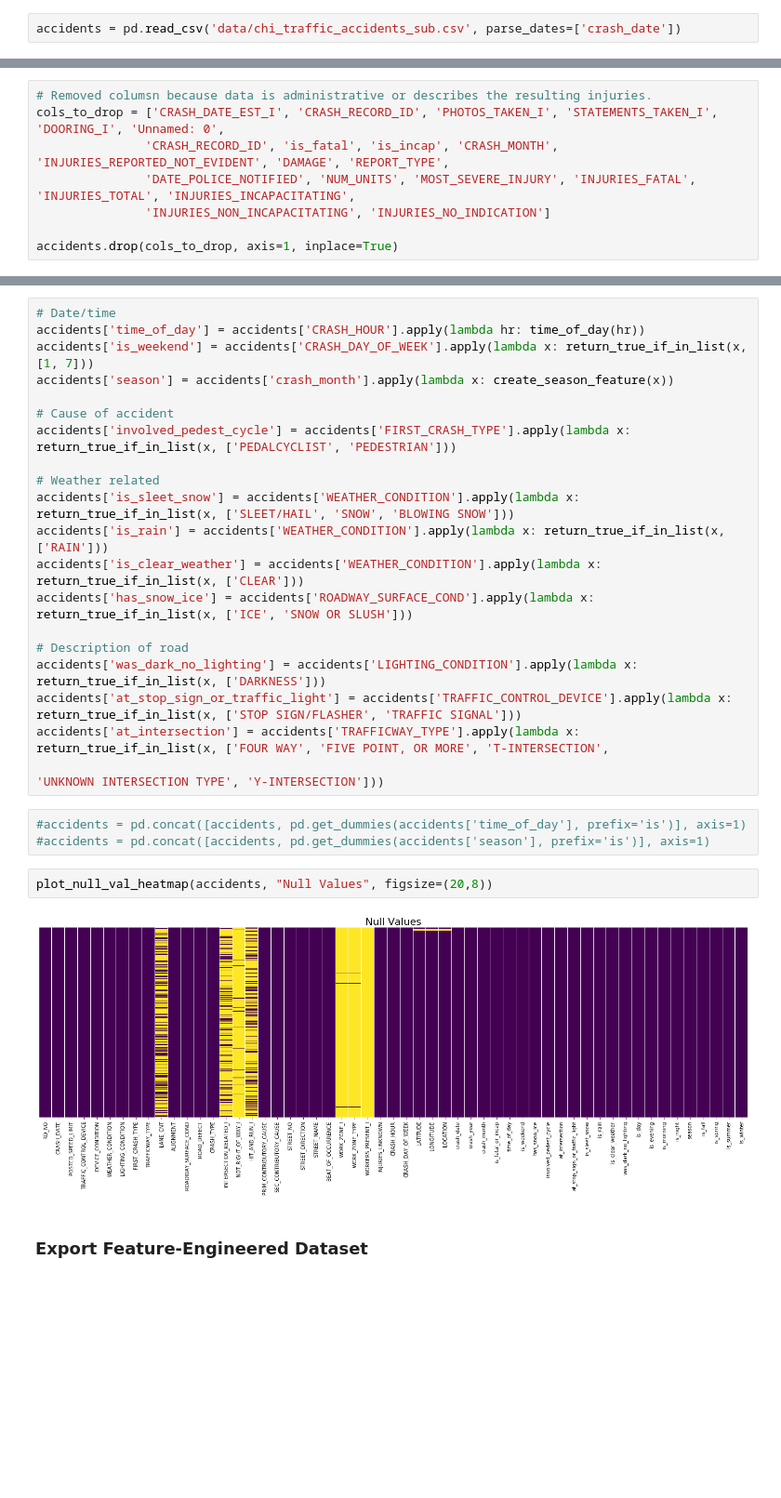
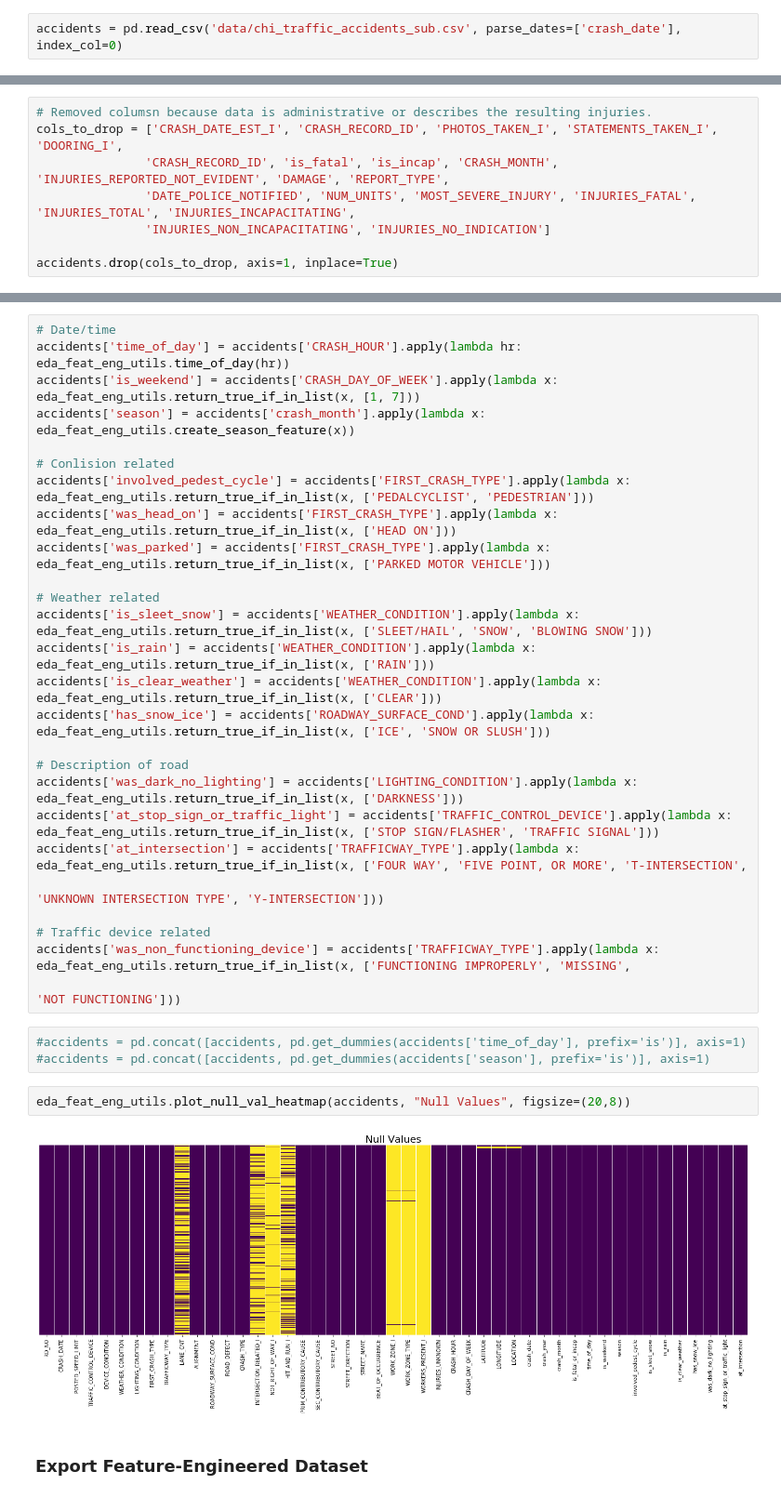
Before and after one commit to Morgan-Sell/chicago-traffic-safety, a Jupyter notebook: eda_feature_engineer.ipynb, the cells around one changed output, grey strips where cells are left out. Shown at 93% size. Drawn from its saved outputs; the diff is of its cells as text; blank space fills up the shorter version.

```diff
--- a/eda_feature_engineer.ipynb
+++ b/eda_feature_engineer.ipynb
@@ -28,7 +33,7 @@ from datetime import datetime
 # %% [markdown]
 ### Import Revised Dataset
 # %%
-accidents = pd.read_csv('data/chi_traffic_accidents_sub.csv', parse_dates=['crash_date'])
+accidents = pd.read_csv('data/chi_traffic_accidents_sub.csv', parse_dates=['crash_date'], index_col=0)
 # %%
 accidents.info()
 # %% [output]
@@ -156,7 +159,7 @@ accidents['is_incap'] = np.where(accidents['MOST_SEVERE_INJURY'] == 'INCAPACITAT
 accidents['is_fatal_or_incap'] = accidents['is_fatal'] + accidents['is_incap']
 # %%
 # Removed columsn because data is administrative or describes the resulting injuries.
-cols_to_drop = ['CRASH_DATE_EST_I', 'CRASH_RECORD_ID', 'PHOTOS_TAKEN_I', 'STATEMENTS_TAKEN_I', 'DOORING_I', 'Unnamed: 0',
+cols_to_drop = ['CRASH_DATE_EST_I', 'CRASH_RECORD_ID', 'PHOTOS_TAKEN_I', 'STATEMENTS_TAKEN_I', 'DOORING_I',
                'CRASH_RECORD_ID', 'is_fatal', 'is_incap', 'CRASH_MONTH', 'INJURIES_REPORTED_NOT_EVIDENT', 'DAMAGE', 'REPORT_TYPE',
                'DATE_POLICE_NOTIFIED', 'NUM_UNITS', 'MOST_SEVERE_INJURY', 'INJURIES_FATAL', 'INJURIES_TOTAL', 'INJURIES_INCAPACITATING',
                'INJURIES_NON_INCAPACITATING', 'INJURIES_NO_INDICATION']
@@ -165,30 +187,36 @@ accidents.drop(cols_to_drop, axis=1, inplace=True)
 # %%
 # Date/time
-accidents['time_of_day'] = accidents['CRASH_HOUR'].apply(lambda hr: time_of_day(hr))
-accidents['is_weekend'] = accidents['CRASH_DAY_OF_WEEK'].apply(lambda x: return_true_if_in_list(x, [1, 7]))
-accidents['season'] = accidents['crash_month'].apply(lambda x: create_season_feature(x))
+accidents['time_of_day'] = accidents['CRASH_HOUR'].apply(lambda hr: eda_feat_eng_utils.time_of_day(hr))
+accidents['is_weekend'] = accidents['CRASH_DAY_OF_WEEK'].apply(lambda x: eda_feat_eng_utils.return_true_if_in_list(x, [1, 7]))
+accidents['season'] = accidents['crash_month'].apply(lambda x: eda_feat_eng_utils.create_season_feature(x))
 
-# Cause of accident
-accidents['involved_pedest_cycle'] = accidents['FIRST_CRASH_TYPE'].apply(lambda x: return_true_if_in_list(x, ['PEDALCYCLIST', 'PEDESTRIAN']))
+# Conlision related
+accidents['involved_pedest_cycle'] = accidents['FIRST_CRASH_TYPE'].apply(lambda x: eda_feat_eng_utils.return_true_if_in_list(x, ['PEDALCYCLIST', 'PEDESTRIAN']))
+accidents['was_head_on'] = accidents['FIRST_CRASH_TYPE'].apply(lambda x: eda_feat_eng_utils.return_true_if_in_list(x, ['HEAD ON']))
+accidents['was_parked'] = accidents['FIRST_CRASH_TYPE'].apply(lambda x: eda_feat_eng_utils.return_true_if_in_list(x, ['PARKED MOTOR VEHICLE']))
 
 # Weather related
-accidents['is_sleet_snow'] = accidents['WEATHER_CONDITION'].apply(lambda x: return_true_if_in_list(x, ['SLEET/HAIL', 'SNOW', 'BLOWING SNOW']))
-accidents['is_rain'] = accidents['WEATHER_CONDITION'].apply(lambda x: return_true_if_in_list(x, ['RAIN']))
-accidents['is_clear_weather'] = accidents['WEATHER_CONDITION'].apply(lambda x: return_true_if_in_list(x, ['CLEAR']))
-accidents['has_snow_ice'] = accidents['ROADWAY_SURFACE_COND'].apply(lambda x: return_true_if_in_list(x, ['ICE', 'SNOW OR SLUSH']))
+accidents['is_sleet_snow'] = accidents['WEATHER_CONDITION'].apply(lambda x: eda_feat_eng_utils.return_true_if_in_list(x, ['SLEET/HAIL', 'SNOW', 'BLOWING SNOW']))
+accidents['is_rain'] = accidents['WEATHER_CONDITION'].apply(lambda x: eda_feat_eng_utils.return_true_if_in_list(x, ['RAIN']))
+accidents['is_clear_weather'] = accidents['WEATHER_CONDITION'].apply(lambda x: eda_feat_eng_utils.return_true_if_in_list(x, ['CLEAR']))
+accidents['has_snow_ice'] = accidents['ROADWAY_SURFACE_COND'].apply(lambda x: eda_feat_eng_utils.return_true_if_in_list(x, ['ICE', 'SNOW OR SLUSH']))
 
 # Description of road
-accidents['was_dark_no_lighting'] = accidents['LIGHTING_CONDITION'].apply(lambda x: return_true_if_in_list(x, ['DARKNESS']))
-accidents['at_stop_sign_or_traffic_light'] = accidents['TRAFFIC_CONTROL_DEVICE'].apply(lambda x: return_true_if_in_list(x, ['STOP SIGN/FLASHER', 'TRAFFIC SIGNAL']))
-accidents['at_intersection'] = accidents['TRAFFICWAY_TYPE'].apply(lambda x: return_true_if_in_list(x, ['FOUR WAY', 'FIVE POINT, OR MORE', 'T-INTERSECTION',
-                                                                                                       'UNKNOWN INTERSECTION TYPE', 'Y-INTERSECTION']))
+accidents['was_dark_no_lighting'] = accidents['LIGHTING_CONDITION'].apply(lambda x: eda_feat_eng_utils.return_true_if_in_list(x, ['DARKNESS']))
+accidents['at_stop_sign_or_traffic_light'] = accidents['TRAFFIC_CONTROL_DEVICE'].apply(lambda x: eda_feat_eng_utils.return_true_if_in_list(x, ['STOP SIGN/FLASHER', 'TRAFFIC SIGNAL']))
+accidents['at_intersection'] = accidents['TRAFFICWAY_TYPE'].apply(lambda x: eda_feat_eng_utils.return_true_if_in_list(x, ['FOUR WAY', 'FIVE POINT, OR MORE', 'T-INTERSECTION',
+                                                                                                                          'UNKNOWN INTERSECTION TYPE', 'Y-INTERSECTION']))
+
+# Traffic device related
+accidents['was_non_functioning_device'] = accidents['TRAFFICWAY_TYPE'].apply(lambda x: eda_feat_eng_utils.return_true_if_in_list(x, ['FUNCTIONING IMPROPERLY', 'MISSING',
+                                                                                                                                     'NOT FUNCTIONING']))
 # %%
 #accidents = pd.concat([accidents, pd.get_dummies(accidents['time_of_day'], prefix='is')], axis=1)
 #accidents = pd.concat([accidents, pd.get_dummies(accidents['season'], prefix='is')], axis=1)
 # %%
-plot_null_val_heatmap(accidents, "Null Values", figsize=(20,8))
+eda_feat_eng_utils.plot_null_val_heatmap(accidents, "Null Values", figsize=(20,8))
 # %% [output]
-[figure, old version]
+[figure, new version]
 # %% [markdown]
 ### Export Feature-Engineered Dataset
 # %%
```
Also changed, not shown: parts of 22 cells of this notebook, 2 other files.
